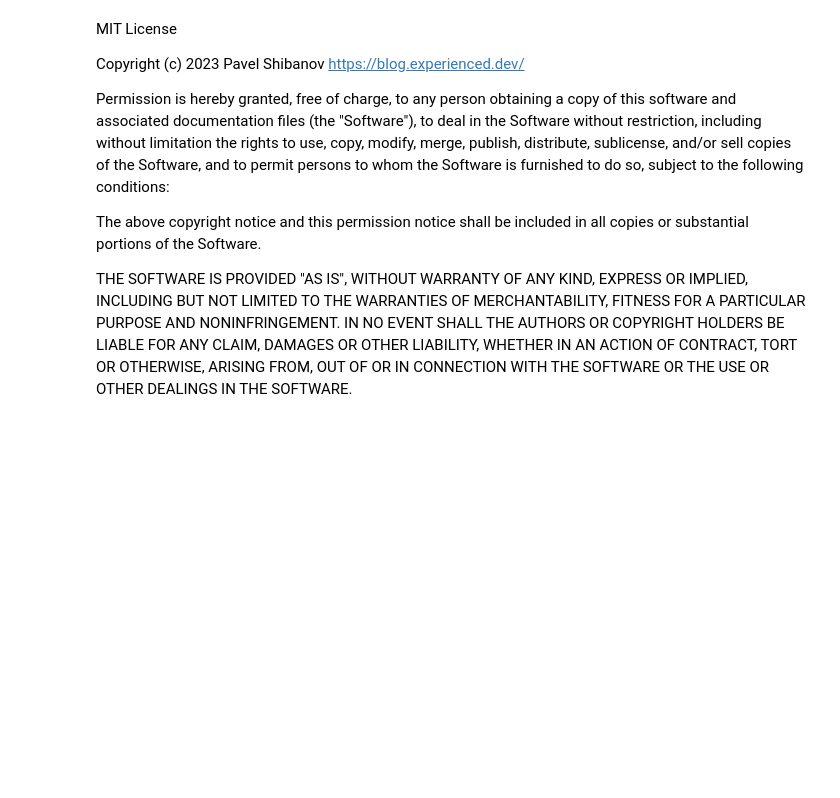
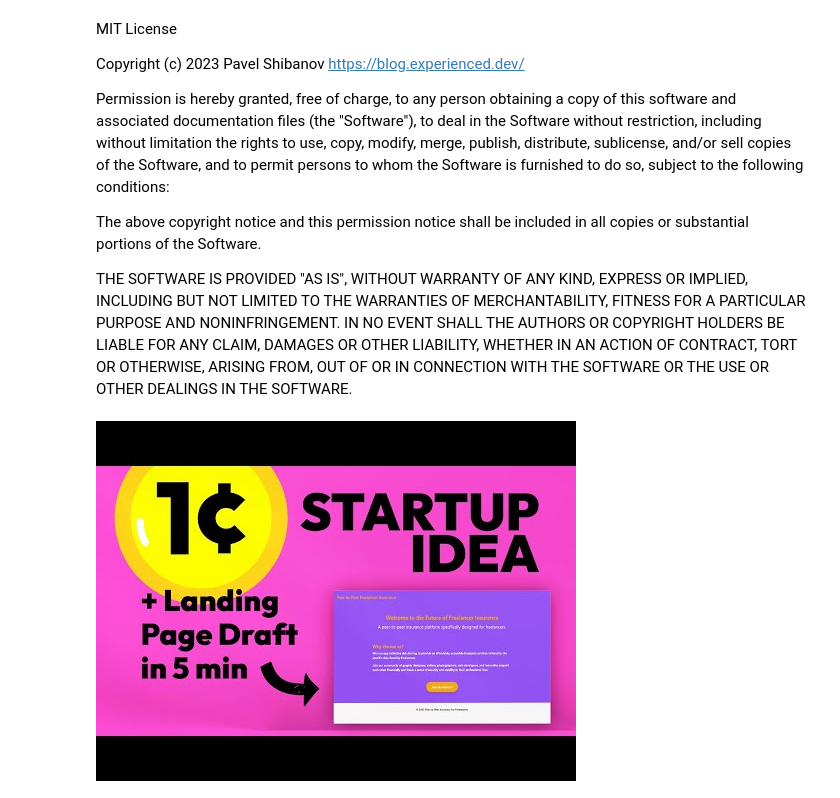
Before and after one commit to experienced-dev/notebooks, a Jupyter notebook: 2023_06_17_startup_idea_and_landing_langchain_openai.ipynb, the cells around one changed output. Cells and saved outputs as stored; diff of their text form; code cells hidden in the pictures; blank space fills up the shorter version.

Commit message:
chore: add video instructions

```diff
--- a/2023_06_17_startup_idea_and_landing_langchain_openai.ipynb
+++ b/2023_06_17_startup_idea_and_landing_langchain_openai.ipynb
@@ -20,6 +20,12 @@ AUTHORS OR COPYRIGHT HOLDERS BE LIABLE FOR ANY CLAIM, DAMAGES OR OTHER
 LIABILITY, WHETHER IN AN ACTION OF CONTRACT, TORT OR OTHERWISE, ARISING FROM,
 OUT OF OR IN CONNECTION WITH THE SOFTWARE OR THE USE OR OTHER DEALINGS IN THE
 SOFTWARE.
+# %%
+from IPython.display import YouTubeVideo
+
+YouTubeVideo("Zqqz5GFcY3A", width="560", height="315")
+# %% [output]
+[figure, added]
 # %%
 %pip install -q python-dotenv==1.0.0 langchain==0.0.201 openai==0.27.8 pytrends
 # %%
```
